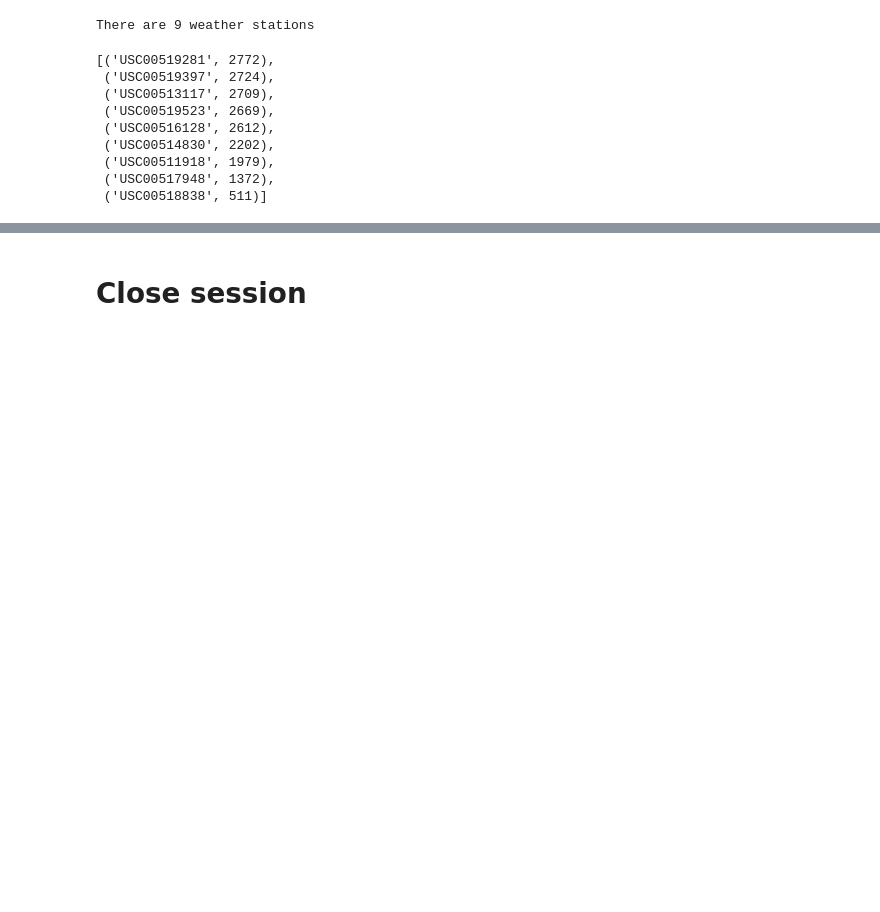
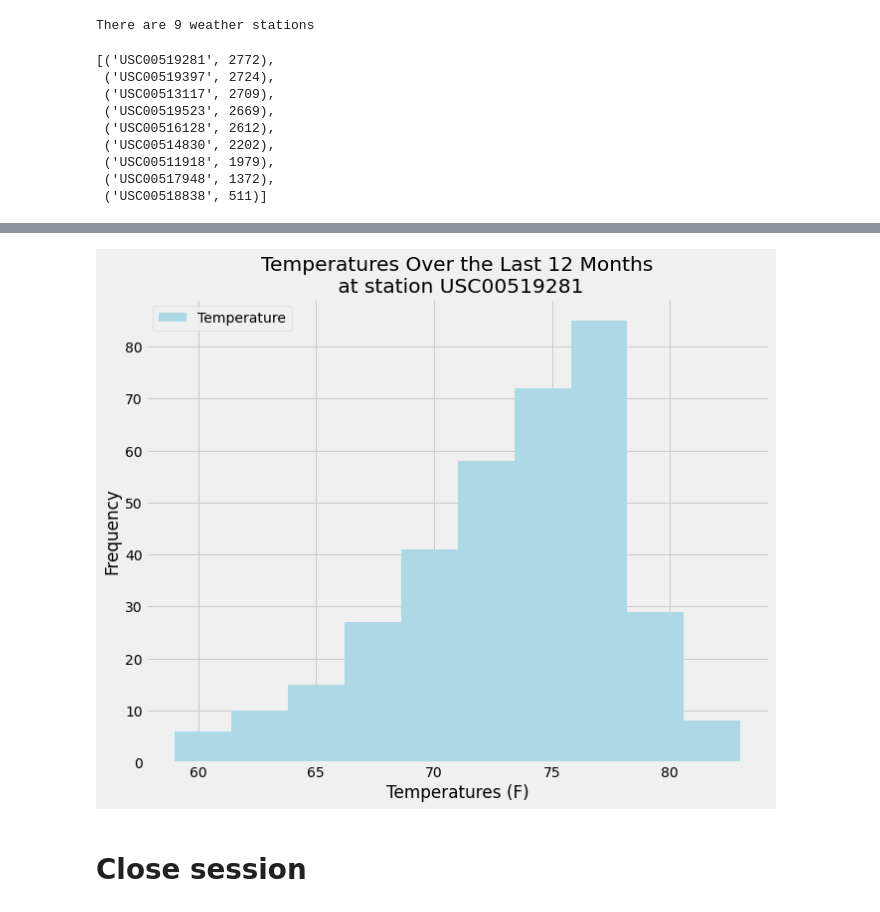
Before and after one commit to kflores56/Climate-Analysis, a Jupyter notebook: climate.ipynb, the cells around one changed output, grey strips where cells are left out. Cells and saved outputs as stored; diff of their text form; code cells hidden in the pictures; blank space fills up the shorter version.

```diff
--- a/climate.ipynb
+++ b/climate.ipynb
@@ -159,7 +159,8 @@ active
 # %%
 # Using the most active station id from the previous query, calculate the lowest, highest, and average temperature.
 
-sel = [func.min(Measurement.tobs),
+sel = [Measurement.station,
+       func.min(Measurement.tobs),
        func.max(Measurement.tobs),
        func.avg(Measurement.tobs),
        ]
@@ -169,7 +170,8 @@ most_active = session.query(*sel).\
     order_by(func.count(Measurement.tobs).desc()).first()
 most_active
 
-print(f"Lowest Temperature: {usc[0]}")
-print(f"Highest Temperature: {usc[1]}")
-print(f"Average Temperature: {usc[2]}")
+print(f"The most active station is {most_active[0]}" )
+print(f"Lowest Temperature: {most_active[1]}")
+print(f"Highest Temperature: {most_active[2]}")
+print(f"Average Temperature: {most_active[3]}")
 # %% [output]
@@ -179,3 +182,10 @@ Average Temperature: 71.66378066378067
 # %%
 # Using the most active station id
 # Query the last 12 months of temperature observation data for this station
+
+recent_most_active = (session.query(Measurement.date, Measurement.tobs)
+                     .filter(Measurement.station == most_active[0])
+                     .filter(Measurement.date > querydate)
+                     .order_by(Measurement.date)
+                      .all())
+recent_most_active
@@ -183,0 +210,5 @@ Average Temperature: 71.66378066378067
+# %%
+#Place in dataframe
+
+df = pd.DataFrame(recent_most_active, columns=['Date', 'Temperature']).set_index('Date')
+df.head()
@@ -184,3 +223,13 @@ Average Temperature: 71.66378066378067
+# %%
+#Plot the results as a histogram
+
+df.plot.hist(color='lightblue', figsize=(10,8))
+
+plt.title(f"Temperatures Over the Last 12 Months\n at station {most_active[0]}")
+plt.xlabel("Temperatures (F)")
+plt.savefig("temp.png")
+# %% [output]
+[figure, added]
 # %% [markdown]
 # Close session
 # %%
```
Also changed, not shown: parts of 4 cells of this notebook, 3 other files.
